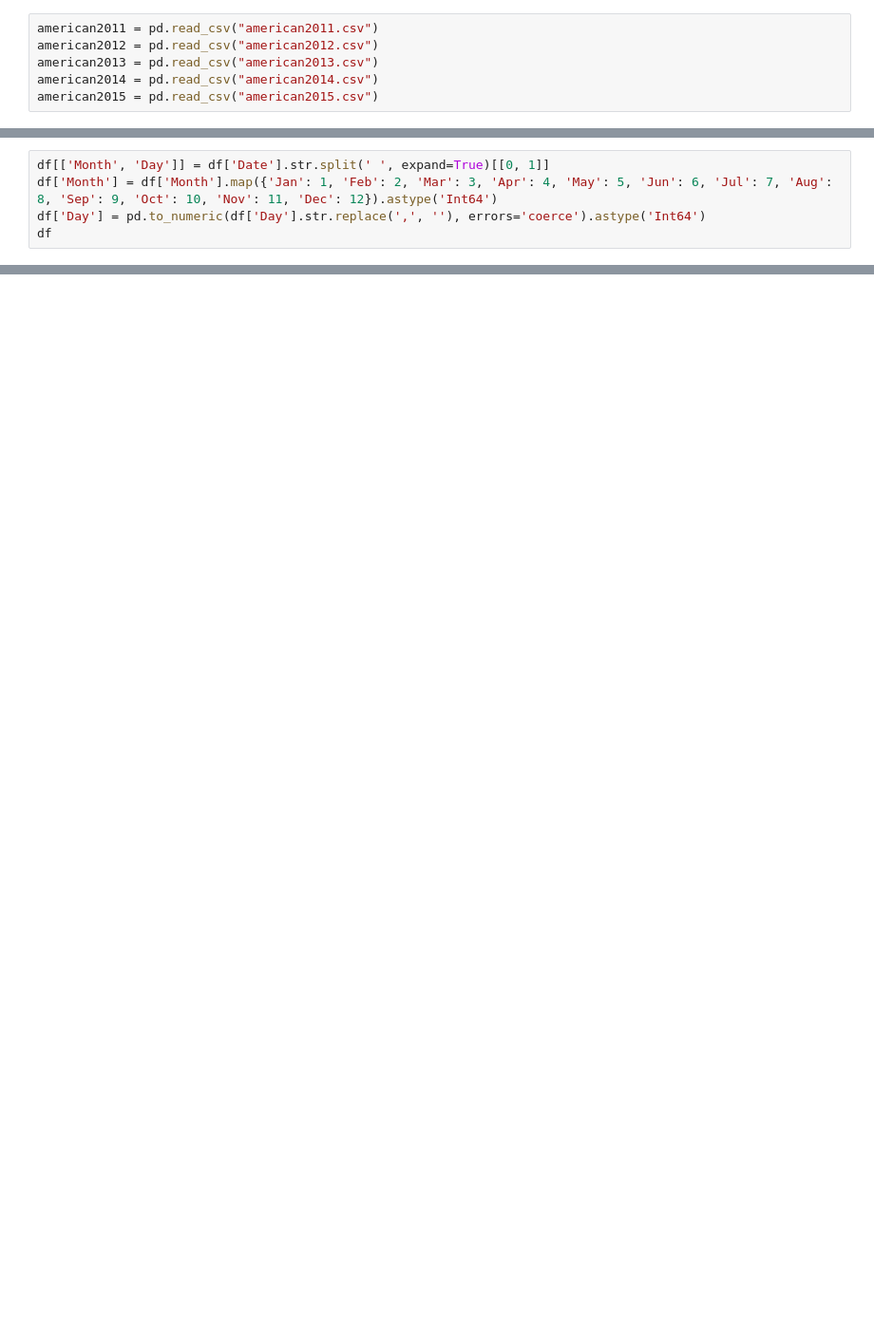
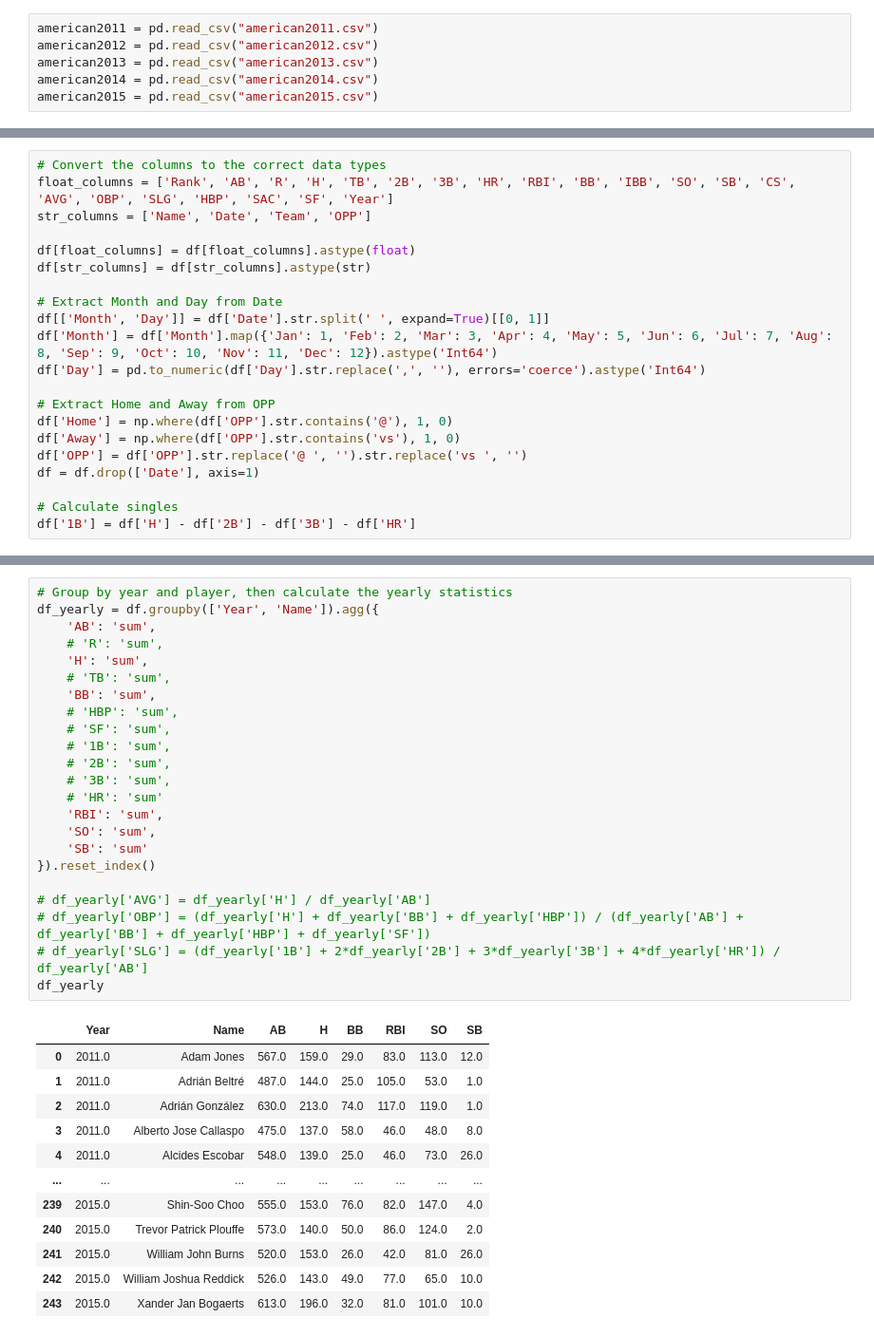
Before and after one commit to Ota1022/mlb-data-analysis, a Jupyter notebook: analysis.ipynb, the cells around one changed output, grey strips where cells are left out. Shown: that part at 95% size. Saved outputs shown, nothing was run; the diff lists cells and outputs as text; blank space fills up the shorter version.

```diff
--- a/analysis.ipynb
+++ b/analysis.ipynb
@@ -160,5 +151,21 @@ df[str_columns] = df[str_columns].astype(str)
 # %%
+# Convert the columns to the correct data types
+float_columns = ['Rank', 'AB', 'R', 'H', 'TB', '2B', '3B', 'HR', 'RBI', 'BB', 'IBB', 'SO', 'SB', 'CS', 'AVG', 'OBP', 'SLG', 'HBP', 'SAC', 'SF', 'Year']
+str_columns = ['Name', 'Date', 'Team', 'OPP']
+
+df[float_columns] = df[float_columns].astype(float)
+df[str_columns] = df[str_columns].astype(str)
+
+# Extract Month and Day from Date
 df[['Month', 'Day']] = df['Date'].str.split(' ', expand=True)[[0, 1]]
 df['Month'] = df['Month'].map({'Jan': 1, 'Feb': 2, 'Mar': 3, 'Apr': 4, 'May': 5, 'Jun': 6, 'Jul': 7, 'Aug': 8, 'Sep': 9, 'Oct': 10, 'Nov': 11, 'Dec': 12}).astype('Int64')
 df['Day'] = pd.to_numeric(df['Day'].str.replace(',', ''), errors='coerce').astype('Int64')
-df
+
+# Extract Home and Away from OPP
+df['Home'] = np.where(df['OPP'].str.contains('@'), 1, 0)
+df['Away'] = np.where(df['OPP'].str.contains('vs'), 1, 0)
+df['OPP'] = df['OPP'].str.replace('@ ', '').str.replace('vs ', '')
+df = df.drop(['Date'], axis=1)
+
+# Calculate singles
+df['1B'] = df['H'] - df['2B'] - df['3B'] - df['HR']
@@ -198,0 +188,36 @@ df
+# %%
+# Group by year and player, then calculate the yearly statistics
+df_yearly = df.groupby(['Year', 'Name']).agg({
+    'AB': 'sum',
+    # 'R': 'sum',
+    'H': 'sum',
+    # 'TB': 'sum',
+    'BB': 'sum',
+    # 'HBP': 'sum',
+    # 'SF': 'sum',
+    # '1B': 'sum',
+    # '2B': 'sum',
+    # '3B': 'sum',
+    # 'HR': 'sum'
+    'RBI': 'sum',
+    'SO': 'sum',
+    'SB': 'sum'
+}).reset_index()
+
+# df_yearly['AVG'] = df_yearly['H'] / df_yearly['AB']
+# df_yearly['OBP'] = (df_yearly['H'] + df_yearly['BB'] + df_yearly['HBP']) / (df_yearly['AB'] + df_yearly['BB'] + df_yearly['HBP'] + df_yearly['SF'])
+# df_yearly['SLG'] = (df_yearly['1B'] + 2*df_yearly['2B'] + 3*df_yearly['3B'] + 4*df_yearly['HR']) / df_yearly['AB']
+df_yearly
+# %% [output]
+|  | Year | Name | AB | H | BB | RBI | SO | SB |
+| 0 | 2011.0 | Adam Jones | 567.0 | 159.0 | 29.0 | 83.0 | 113.0 | 12.0 |
+| 1 | 2011.0 | Adrián Beltré | 487.0 | 144.0 | 25.0 | 105.0 | 53.0 | 1.0 |
+| 2 | 2011.0 | Adrián González | 630.0 | 213.0 | 74.0 | 117.0 | 119.0 | 1.0 |
+| 3 | 2011.0 | Alberto Jose Callaspo | 475.0 | 137.0 | 58.0 | 46.0 | 48.0 | 8.0 |
+| 4 | 2011.0 | Alcides Escobar | 548.0 | 139.0 | 25.0 | 46.0 | 73.0 | 26.0 |
+| ... | ... | ... | ... | ... | ... | ... | ... | ... |
+| 239 | 2015.0 | Shin-Soo Choo | 555.0 | 153.0 | 76.0 | 82.0 | 147.0 | 4.0 |
+| 240 | 2015.0 | Trevor Patrick Plouffe | 573.0 | 140.0 | 50.0 | 86.0 | 124.0 | 2.0 |
+| 241 | 2015.0 | William John Burns | 520.0 | 153.0 | 26.0 | 42.0 | 81.0 | 26.0 |
+| 242 | 2015.0 | William Joshua Reddick | 526.0 | 143.0 | 49.0 | 77.0 | 65.0 | 10.0 |
+| 243 | 2015.0 | Xander Jan Bogaerts | 613.0 | 196.0 | 32.0 | 81.0 | 101.0 | 10.0 |
```
Also changed, not shown: parts of 24 cells of this notebook.
